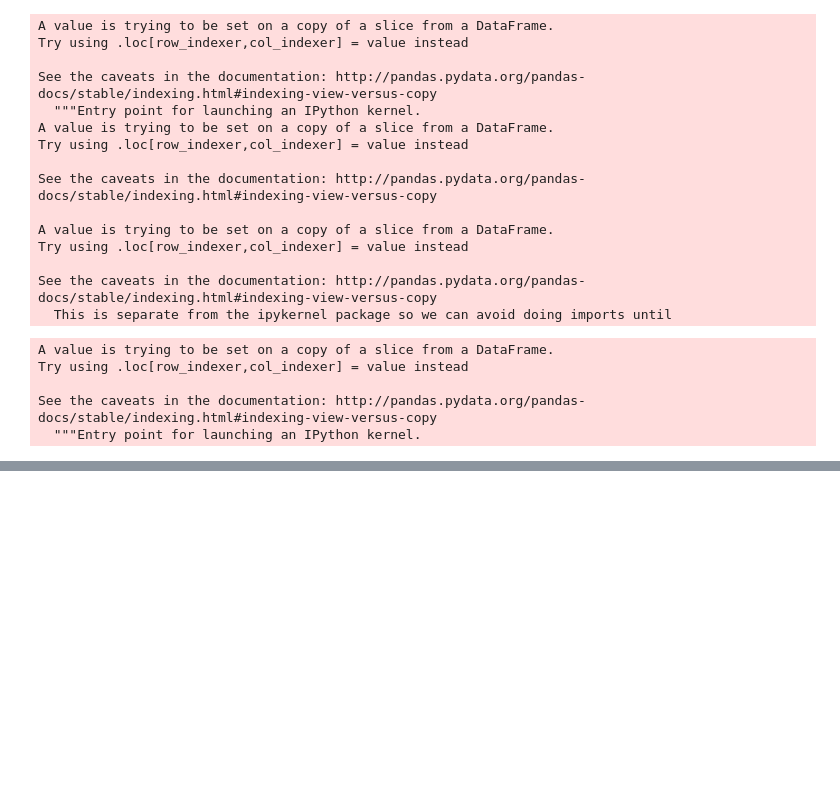
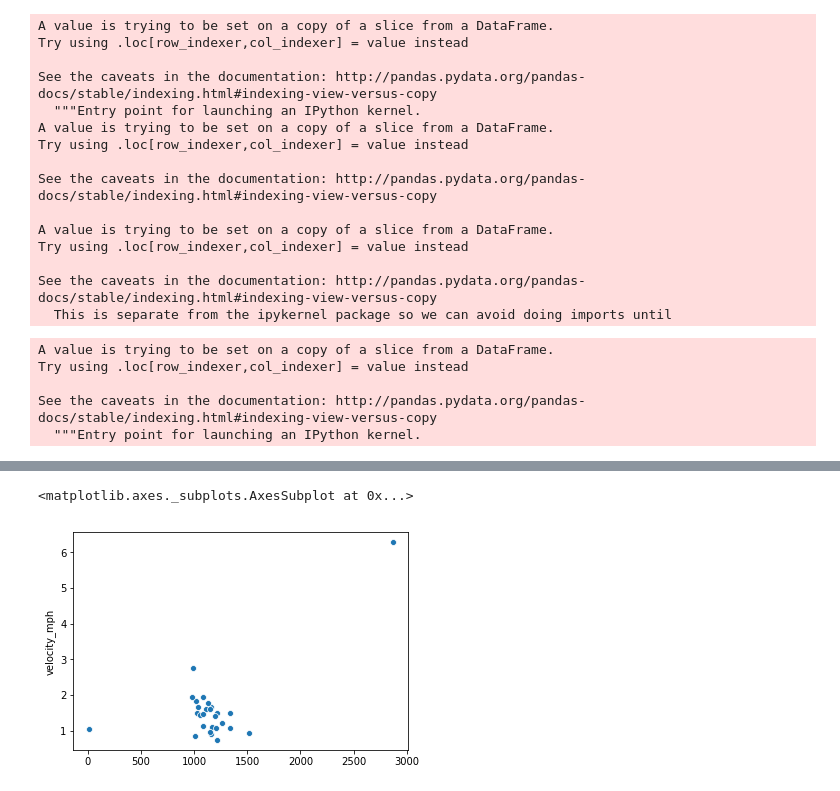
Before and after one commit to Matt-Carney/Natural_Disaster, a Jupyter notebook: Natural_Disaster.ipynb, the cells around one changed output, grey strips where cells are left out. Saved outputs shown, nothing was run; the diff lists cells and outputs as text; code cells hidden in the pictures; blank space fills up the shorter version.

Commit message:
napa group by

```diff
--- a/Natural_Disaster.ipynb
+++ b/Natural_Disaster.ipynb
@@ -48,5 +68,5 @@ napa2.to_csv('napa2.csv')
 # %%
-napa = df[(df['event'] == '14_Napa') & (df['user'] == 3)]
+napa = df[(df['event'] == '14_Napa')]
 # %%
 #Generate distance column
 napa['lat_1'] = napa['lat'].shift()
@@ -127,3 +146,7 @@ time_diff_hour                    NaN
 time_diff_day                     NaN
 velocity_mph                      NaN
 Name: 2579283, dtype: object
+# %%
+napa['date'] = napa['time'].dt.date
+napa
+#pd.to_datetime(napa['time'],format = '%m/%d/%Y')
@@ -129,0 +177,3 @@ Name: 2579283, dtype: object
+# %%
+napa_group = napa.groupby(by = 'date').mean()
+napa_group
@@ -129,0 +199,3 @@ Name: 2579283, dtype: object
+# %%
+napa_group2 = napa.groupby(by = 'date').size()
+napa_group2
@@ -129,0 +220,5 @@ Name: 2579283, dtype: object
+# %%
+sns.scatterplot(x=napa_group2, y=napa_group['velocity_mph'])
+# %% [output]
+<matplotlib.axes._subplots.AxesSubplot at 0x...>
+[figure, added]
```
Also changed, not shown: parts of 6 cells of this notebook.
